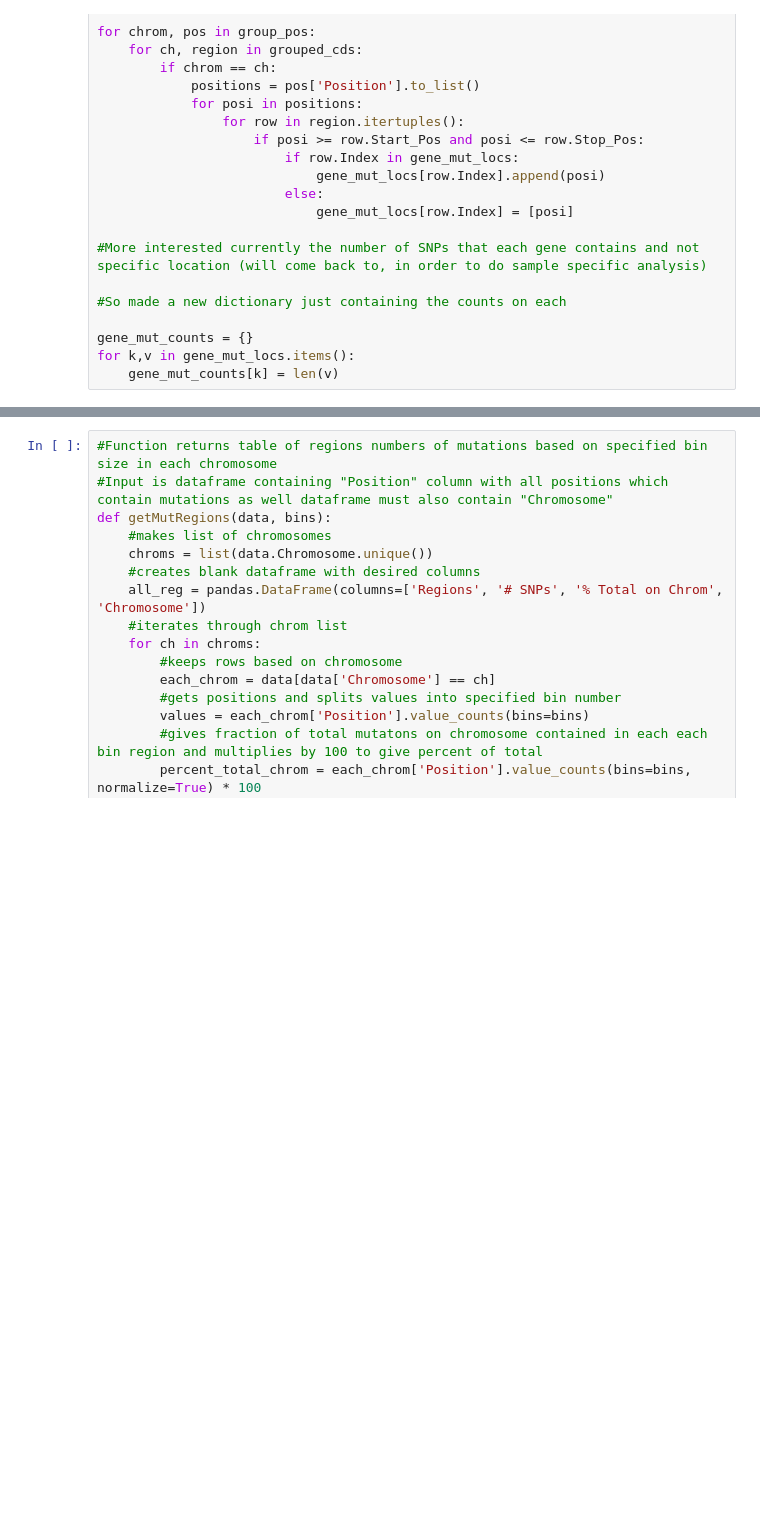
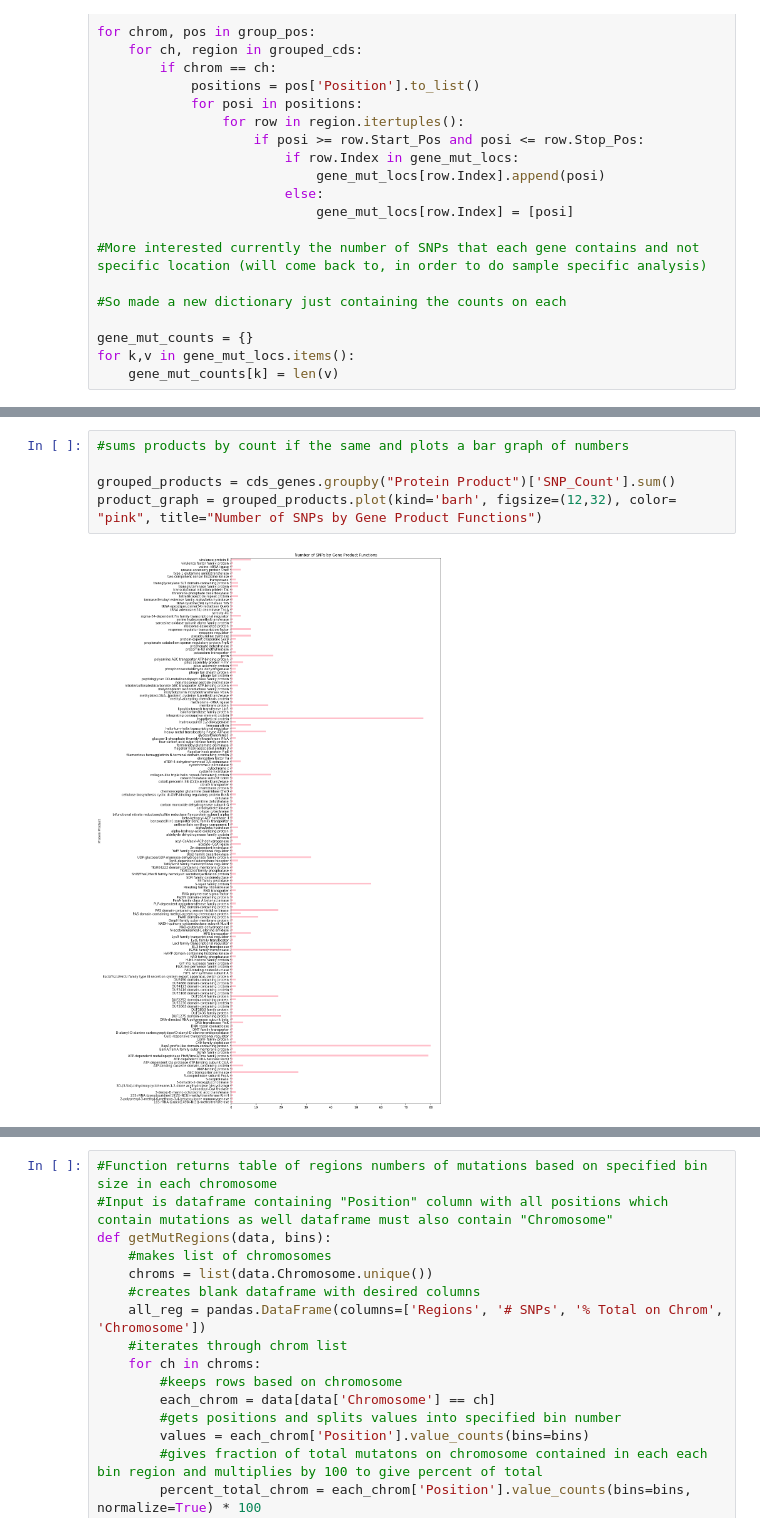
Before and after one commit to skharrison/CF-BM-WGS-data-analysis, a Jupyter notebook: scripts_notebooks/SNP_Analysis.ipynb, the cells around one changed output, grey strips where cells are left out. Cells and saved outputs as stored; diff of their text form; blank space fills up the shorter version.

```diff
--- a/scripts_notebooks/SNP_Analysis.ipynb
+++ b/scripts_notebooks/SNP_Analysis.ipynb
@@ -300,0 +281,7 @@ cds_genes
+# %%
+#sums products by count if the same and plots a bar graph of numbers
+
+grouped_products = cds_genes.groupby("Protein Product")['SNP_Count'].sum()
+product_graph = grouped_products.plot(kind='barh', figsize=(12,32), color= "pink", title="Number of SNPs by Gene Product Functions")
+# %% [output]
+[figure, added]
```
Also changed, not shown: parts of 4 cells of this notebook.
